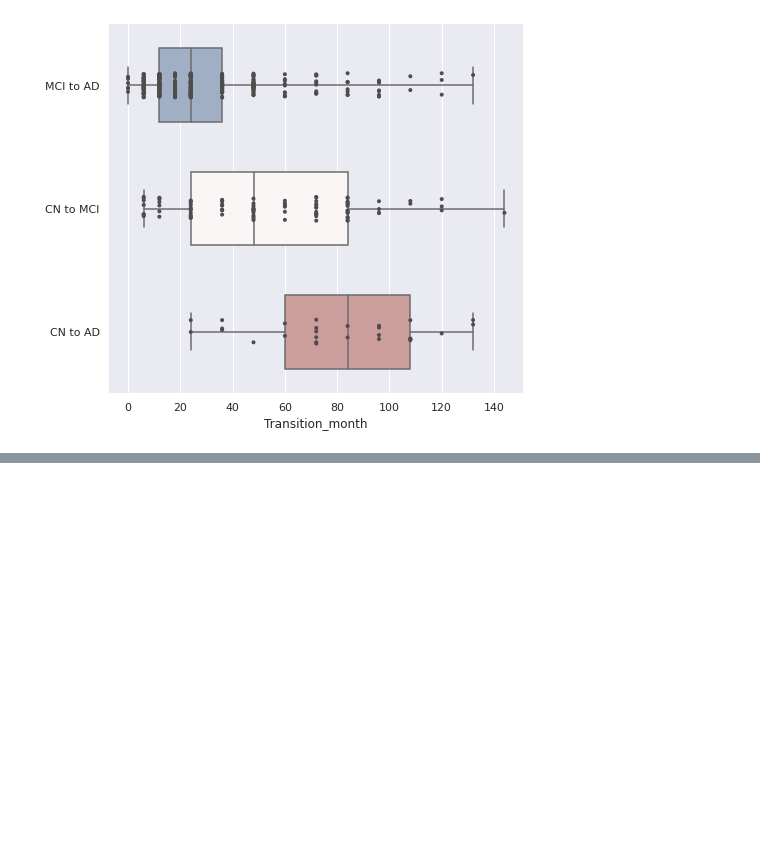
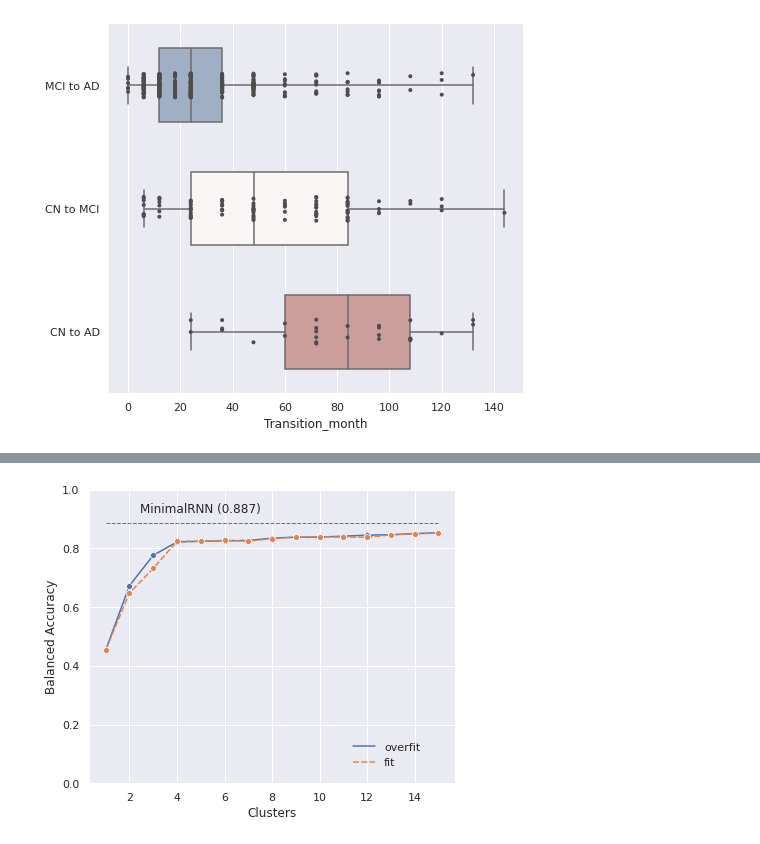
Before and after one commit to sarah-mdv/LIPTraAD, a Jupyter notebook: statistical_analysis_ADNI/statistical_analysis.ipynb, the cells around one changed output, grey strips where cells are left out. Saved outputs shown, nothing was run; the diff lists cells and outputs as text; code cells hidden in the pictures; blank space fills up the shorter version.

```diff
--- a/statistical_analysis_ADNI/statistical_analysis.ipynb
+++ b/statistical_analysis_ADNI/statistical_analysis.ipynb
@@ -193,3 +195,6 @@ data_dict = get_data_dict(data_slice, features)
 transition_plot(data_dict)
 # %% [output]
 [figure]
+# %%
+predictions = pd.read_csv("data/5_prediction.csv", index_col=0)
+predictions
@@ -195,0 +262,16 @@ transition_plot(data_dict)
+# %%
+
+def comp_kmeans_similarity_bac(start, end, n_folds):
+    cluster_n = range(start, end+1)
+    bac_all = []
+    for i in cluster_n:
+        bac = 0
+        for j in range(n_folds):
+            predictions = pd.read_csv("data/kmeans_similarity/{}_{}_prediction.csv".format(i,j), index_col=0)
+            pred = predictions["DX_pred"]
+            comp = predictions["DX_true"]
+            bac += calc_balanced(pred, comp)
+        bac = bac/n_folds
+        bac_all.append(bac)
+    df = pd.DataFrame({"n_clusters":cluster_n, "bac":bac_all})
+    return df
@@ -195,0 +281,3 @@ transition_plot(data_dict)
+# %%
+overlap_bacs = comp_kmeans_similarity_bac(1, 15, 10)
+overlap_bacs
@@ -195,0 +301,3 @@ transition_plot(data_dict)
+# %%
+bacs = comp_kmeans_similarity_bac(1, 15, 10)
+bacs
@@ -195,0 +321,21 @@ transition_plot(data_dict)
+# %%
+stats = pd.DataFrame({"overfit":overlap_bacs["bac"], "fit":bacs["bac"], "Clusters":bacs["n_clusters"], })
+stats = stats.set_index("Clusters")
+ax = sns.relplot(ci=None, kind="line", data=stats, marker="o");
+
+ax.set_xticklabels(step=1)
+ax.set(ylim=(0, 1))
+plt.plot([1, 15], [0.887, 0.887], linewidth=1, linestyle="dashed")
+label = "MinimalRNN ({:.3f})".format(0.887)
+plt.annotate(label, # this is the text
+                 (5,0.887), # this is the point to label
+                 textcoords="offset points", # how to position the text
+                 xytext=(0,10), # distance from text to points (x,y)
+                 ha='center')
+ax.set_ylabels("Balanced Accuracy")
+ax._legend.set_bbox_to_anchor((0.9,.2))
+#plt.legend(loc='lower right')
+plt.tight_layout()
+plt.savefig("kmeans_similarity_bac_overfit_contrast.png")
+# %% [output]
+[figure, added]
```
Also changed, not shown: parts of 8 cells of this notebook.
